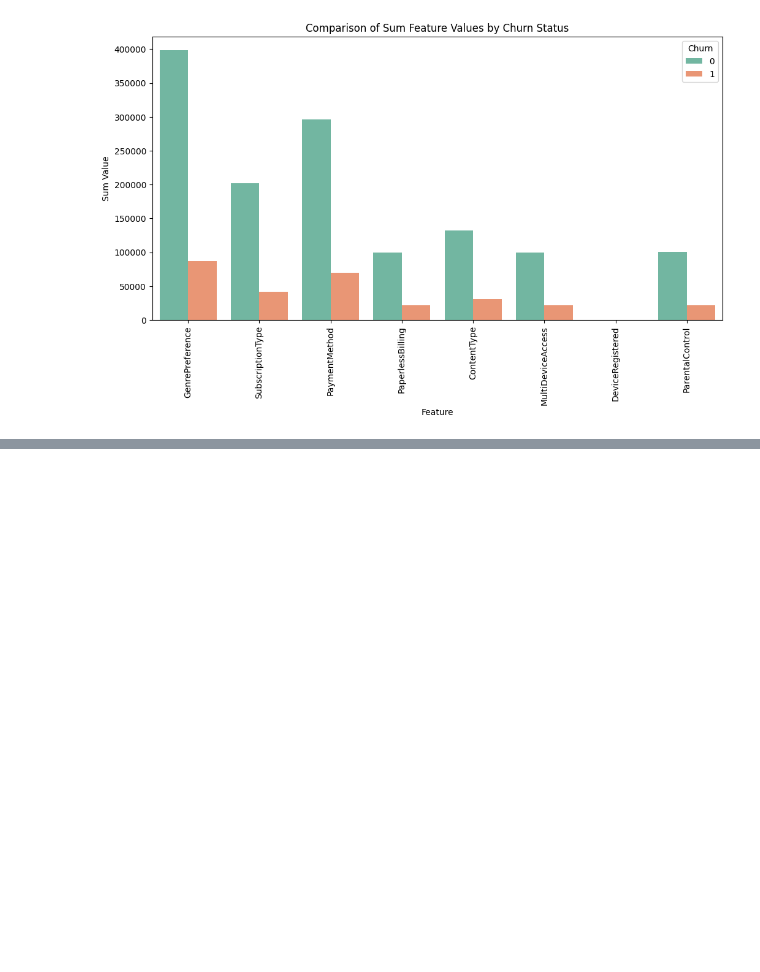
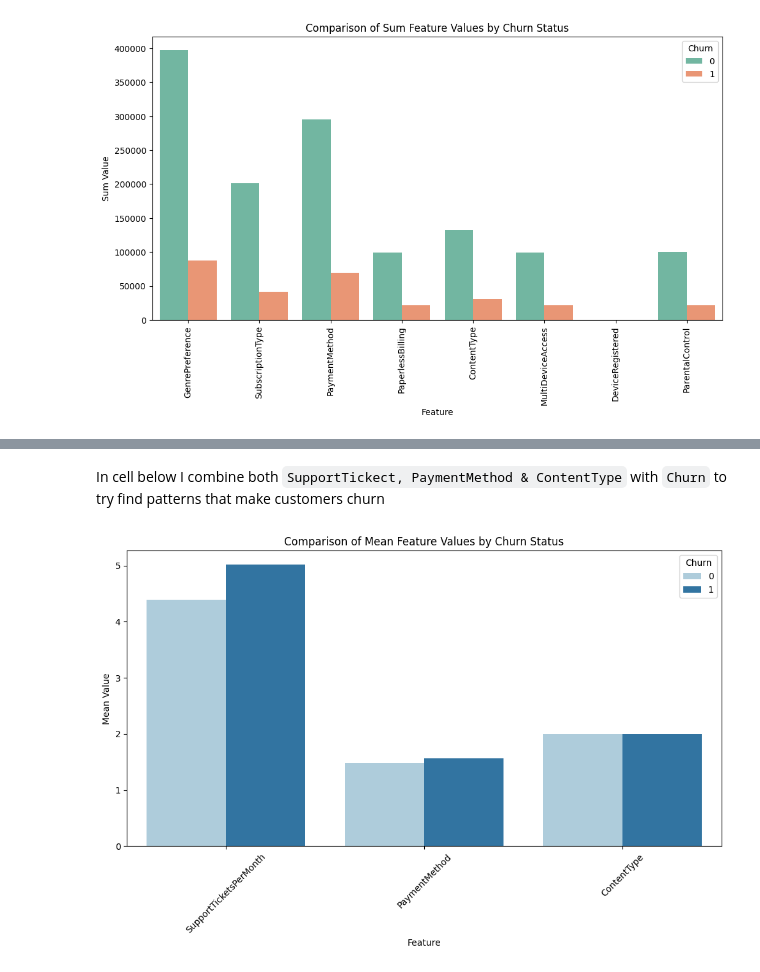
Before and after one commit to RonnyMuthomi/Predictive-Analytic-for-Customer-Churn, a Jupyter notebook: index.ipynb, the cells around one changed output, grey strips where cells are left out. Saved outputs shown, nothing was run; the diff lists cells and outputs as text; code cells hidden in the pictures; blank space fills up the shorter version.

```diff
--- a/index.ipynb
+++ b/index.ipynb
@@ -624,0 +781,26 @@ plt.show()
+# %% [markdown]
+In cell below I combine both `SupportTickect, PaymentMethod & ContentType` with `Churn` to try find patterns that make customers churn
+# %%
+# group by churn and calculate the mean attribute values
+
+content_grouped = churn_encoded.groupby('Churn').agg({
+    'SupportTicketsPerMonth': 'mean',
+    'PaymentMethod': 'mean',
+    'ContentType': 'mean',
+}).reset_index()
+# %%
+# plot the content_grouped dataframe
+fig, ax = plt.subplots(figsize=(12, 6))
+
+# Melt the data to long format so we can plot with hue
+df_melted = content_grouped.melt(id_vars = 'Churn', var_name='Feature', value_name='MeanValue')
+
+sns.barplot(x='Feature', y='MeanValue', hue='Churn', data=df_melted, palette='Paired')
+ax.set_title('Comparison of Mean Feature Values by Churn Status')
+ax.set_xlabel('Feature')
+ax.set_ylabel('Mean Value')
+ax.tick_params(axis='x', rotation=45)
+ax.legend(title='Churn', loc='upper right')
+plt.show()
+# %% [output]
+[figure, added]
```
Also changed, not shown: parts of 26 cells of this notebook.
